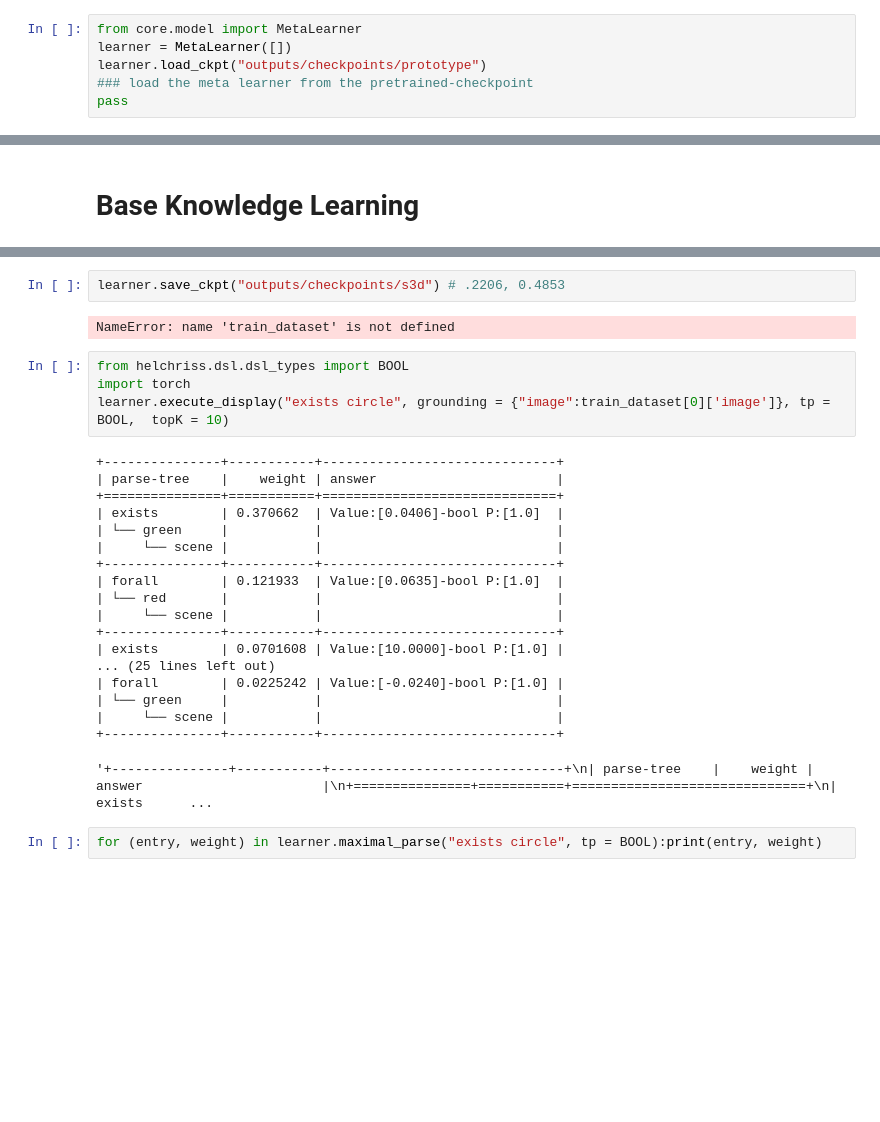
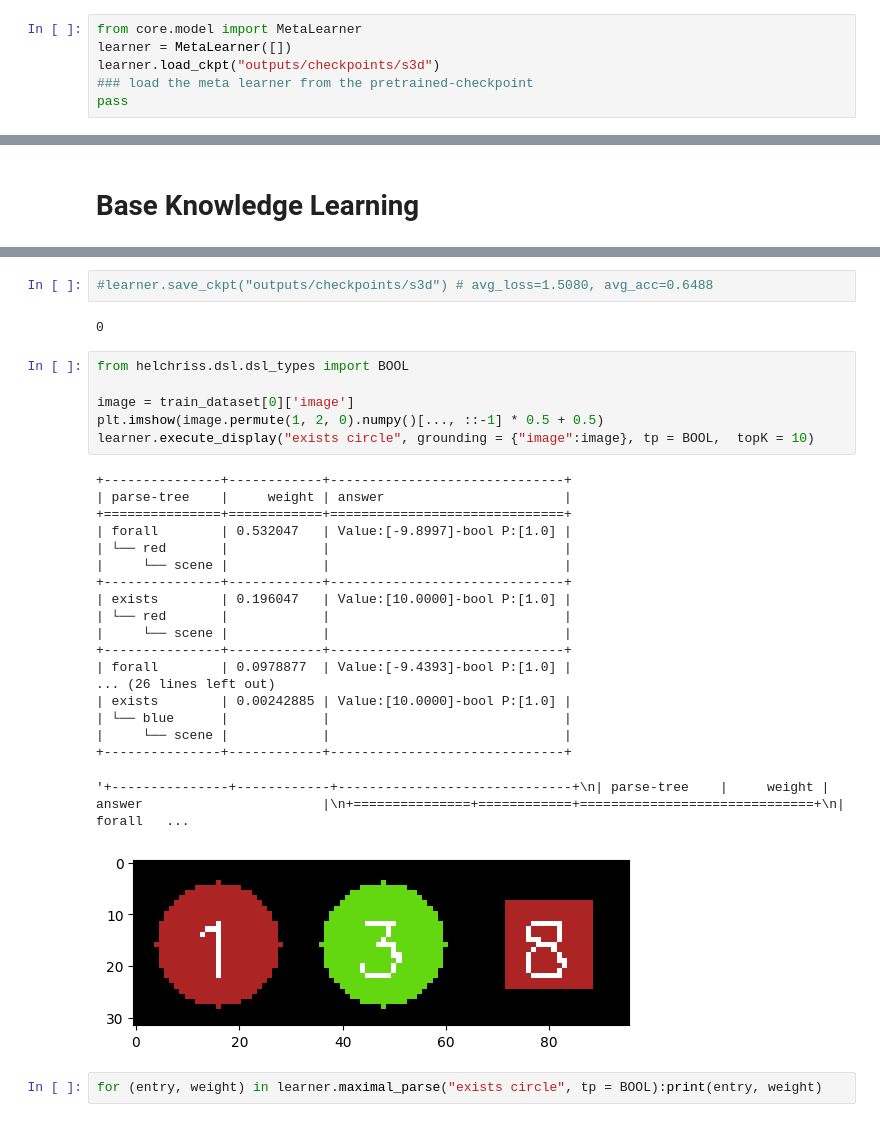
Before and after one commit to ZongjingLi/MetaLearner, a Jupyter notebook: debug_domain.ipynb, the cells around one changed output, grey strips where cells are left out. Cells and saved outputs as stored; diff of their text form; blank space fills up the shorter version.

```diff
--- a/debug_domain.ipynb
+++ b/debug_domain.ipynb
@@ -12,7 +12,7 @@ corpus = [data[1]["query"] for data in train_dataset]
 # %%
 from core.model import MetaLearner
 learner = MetaLearner([])
-learner.load_ckpt("outputs/checkpoints/prototype")
+learner.load_ckpt("outputs/checkpoints/s3d")
 ### load the meta learner from the pretrained-checkpoint
 pass
 # %% [output]
@@ -61,30 +62,33 @@ schedule.procedual_train(learner)
 # %%
-learner.save_ckpt("outputs/checkpoints/s3d") # .2206, 0.4853
+#learner.save_ckpt("outputs/checkpoints/s3d") # avg_loss=1.5080, avg_acc=0.6488
 # %% [output]
-NameError: name 'train_dataset' is not defined
+0
 # %%
 from helchriss.dsl.dsl_types import BOOL
-import torch
-learner.execute_display("exists circle", grounding = {"image":train_dataset[0]['image']}, tp = BOOL,  topK = 10)
+
+image = train_dataset[0]['image']
+plt.imshow(image.permute(1, 2, 0).numpy()[..., ::-1] * 0.5 + 0.5)
+learner.execute_display("exists circle", grounding = {"image":image}, tp = BOOL,  topK = 10)
 # %% [output]
-+---------------+-----------+------------------------------+
-| parse-tree    |    weight | answer                       |
-+===============+===========+==============================+
-| exists        | 0.370662  | Value:[0.0406]-bool P:[1.0]  |
-| └── green     |           |                              |
-|     └── scene |           |                              |
-+---------------+-----------+------------------------------+
-| forall        | 0.121933  | Value:[0.0635]-bool P:[1.0]  |
-| └── red       |           |                              |
-|     └── scene |           |                              |
-+---------------+-----------+------------------------------+
-| exists        | 0.0701608 | Value:[10.0000]-bool P:[1.0] |
-... (25 lines left out)
-| forall        | 0.0225242 | Value:[-0.0240]-bool P:[1.0] |
-| └── green     |           |                              |
-|     └── scene |           |                              |
-+---------------+-----------+------------------------------+
++---------------+------------+------------------------------+
+| parse-tree    |     weight | answer                       |
++===============+============+==============================+
+| forall        | 0.532047   | Value:[-9.8997]-bool P:[1.0] |
+| └── red       |            |                              |
+|     └── scene |            |                              |
++---------------+------------+------------------------------+
+| exists        | 0.196047   | Value:[10.0000]-bool P:[1.0] |
+| └── red       |            |                              |
+|     └── scene |            |                              |
++---------------+------------+------------------------------+
+| forall        | 0.0978877  | Value:[-9.4393]-bool P:[1.0] |
+... (26 lines left out)
+| exists        | 0.00242885 | Value:[10.0000]-bool P:[1.0] |
+| └── blue      |            |                              |
+|     └── scene |            |                              |
++---------------+------------+------------------------------+
-'+---------------+-----------+------------------------------+\n| parse-tree    |    weight | answer                       |\n+===============+===========+==============================+\n| exists      ...
+'+---------------+------------+------------------------------+\n| parse-tree    |     weight | answer                       |\n+===============+============+==============================+\n| forall   ...
+[figure, added]
 # %%
 for (entry, weight) in learner.maximal_parse("exists circle", tp = BOOL):print(entry, weight)
 # %% [output]
```
Also changed, not shown: parts of 1 cell of this notebook.
